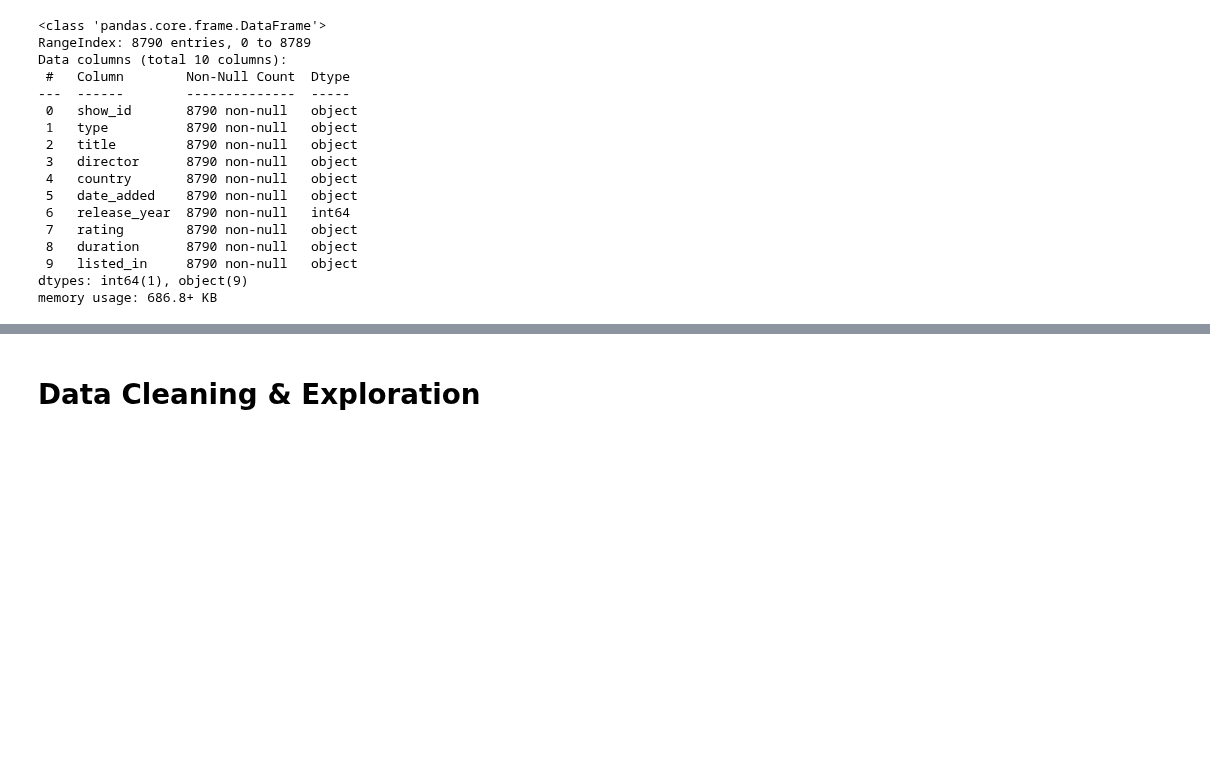
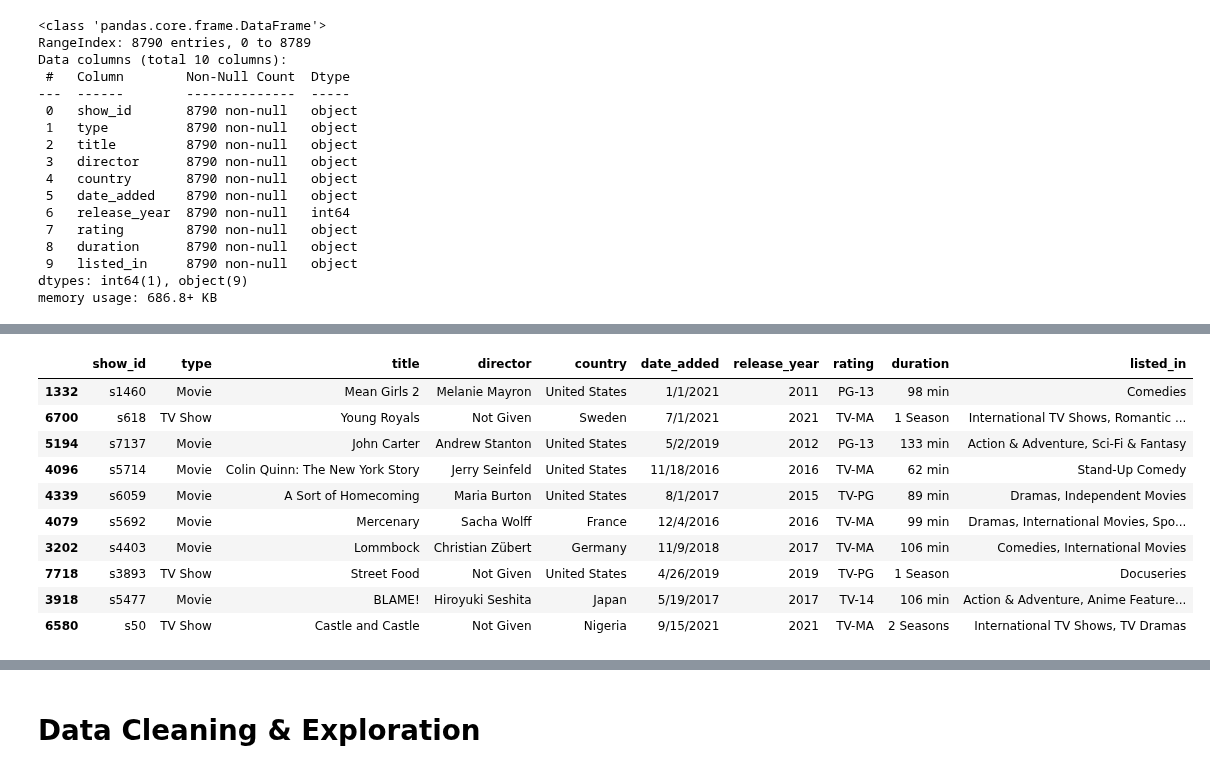
Before and after one commit to yigaai/StoryTelling_with_Data_myTelescope, a Jupyter notebook: netflix-data-analysis.ipynb, the cells around one changed output, grey strips where cells are left out. Drawn from its saved outputs; the diff is of its cells as text; code cells hidden in the pictures; blank space fills up the shorter version.

```diff
--- a/netflix-data-analysis.ipynb
+++ b/netflix-data-analysis.ipynb
@@ -75,0 +94,14 @@ netflix.head(10)
+# %%
+netflix.sample(10)
+# %% [output]
+|  | show_id | type | title | director | country | date_added | release_year | rating | duration | listed_in |
+| 1332 | s1460 | Movie | Mean Girls 2 | Melanie Mayron | United States | 1/1/2021 | 2011 | PG-13 | 98 min | Comedies |
+| 6700 | s618 | TV Show | Young Royals | Not Given | Sweden | 7/1/2021 | 2021 | TV-MA | 1 Season | International TV Shows, Romantic ... |
+| 5194 | s7137 | Movie | John Carter | Andrew Stanton | United States | 5/2/2019 | 2012 | PG-13 | 133 min | Action & Adventure, Sci-Fi & Fantasy |
+| 4096 | s5714 | Movie | Colin Quinn: The New York Story | Jerry Seinfeld | United States | 11/18/2016 | 2016 | TV-MA | 62 min | Stand-Up Comedy |
+| 4339 | s6059 | Movie | A Sort of Homecoming | Maria Burton | United States | 8/1/2017 | 2015 | TV-PG | 89 min | Dramas, Independent Movies |
+| 4079 | s5692 | Movie | Mercenary | Sacha Wolff | France | 12/4/2016 | 2016 | TV-MA | 99 min | Dramas, International Movies, Spo... |
+| 3202 | s4403 | Movie | Lommbock | Christian Zübert | Germany | 11/9/2018 | 2017 | TV-MA | 106 min | Comedies, International Movies |
+| 7718 | s3893 | TV Show | Street Food | Not Given | United States | 4/26/2019 | 2019 | TV-PG | 1 Season | Docuseries |
+| 3918 | s5477 | Movie | BLAME! | Hiroyuki Seshita | Japan | 5/19/2017 | 2017 | TV-14 | 106 min | Action & Adventure, Anime Feature... |
+| 6580 | s50 | TV Show | Castle and Castle | Not Given | Nigeria | 9/15/2021 | 2021 | TV-MA | 2 Seasons | International TV Shows, TV Dramas |
```
Also changed, not shown: parts of 14 cells of this notebook.
